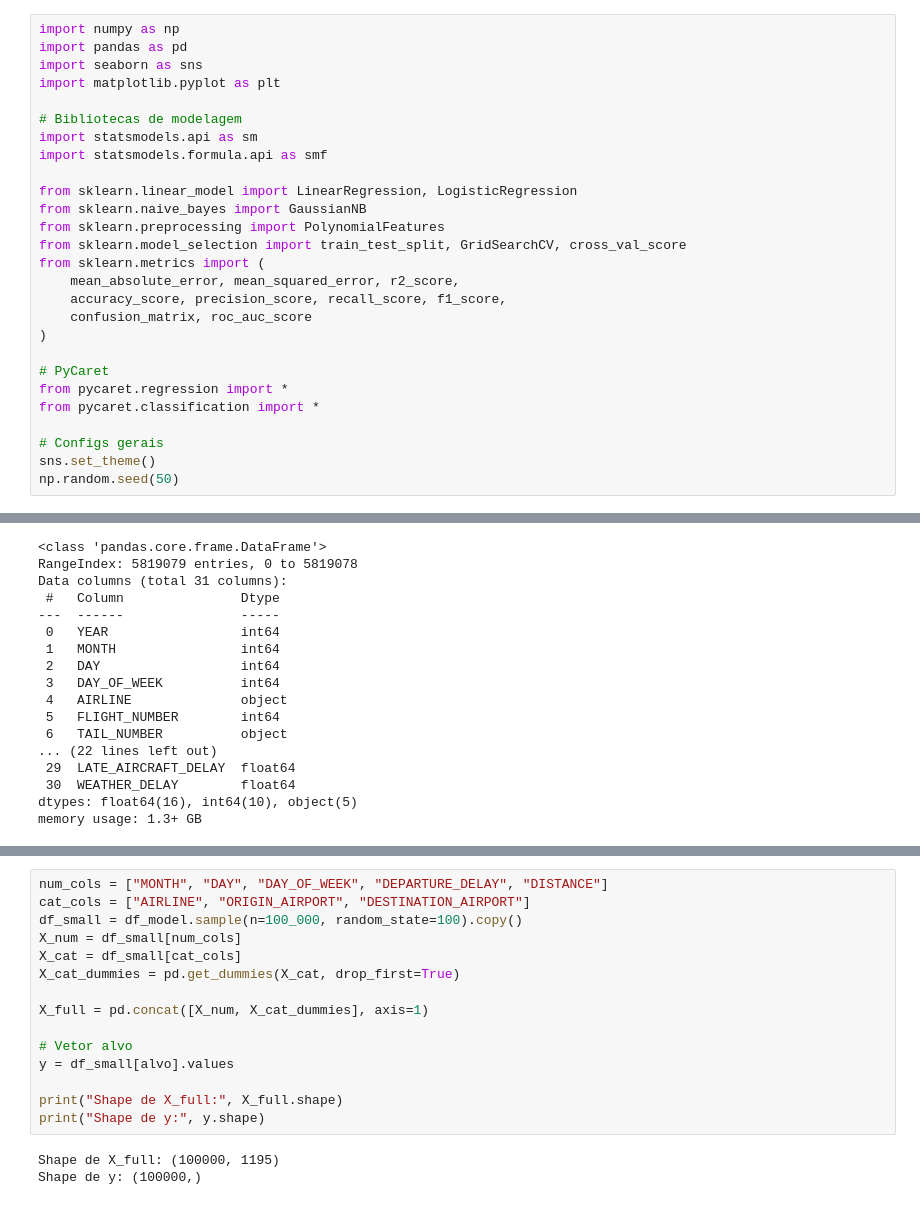
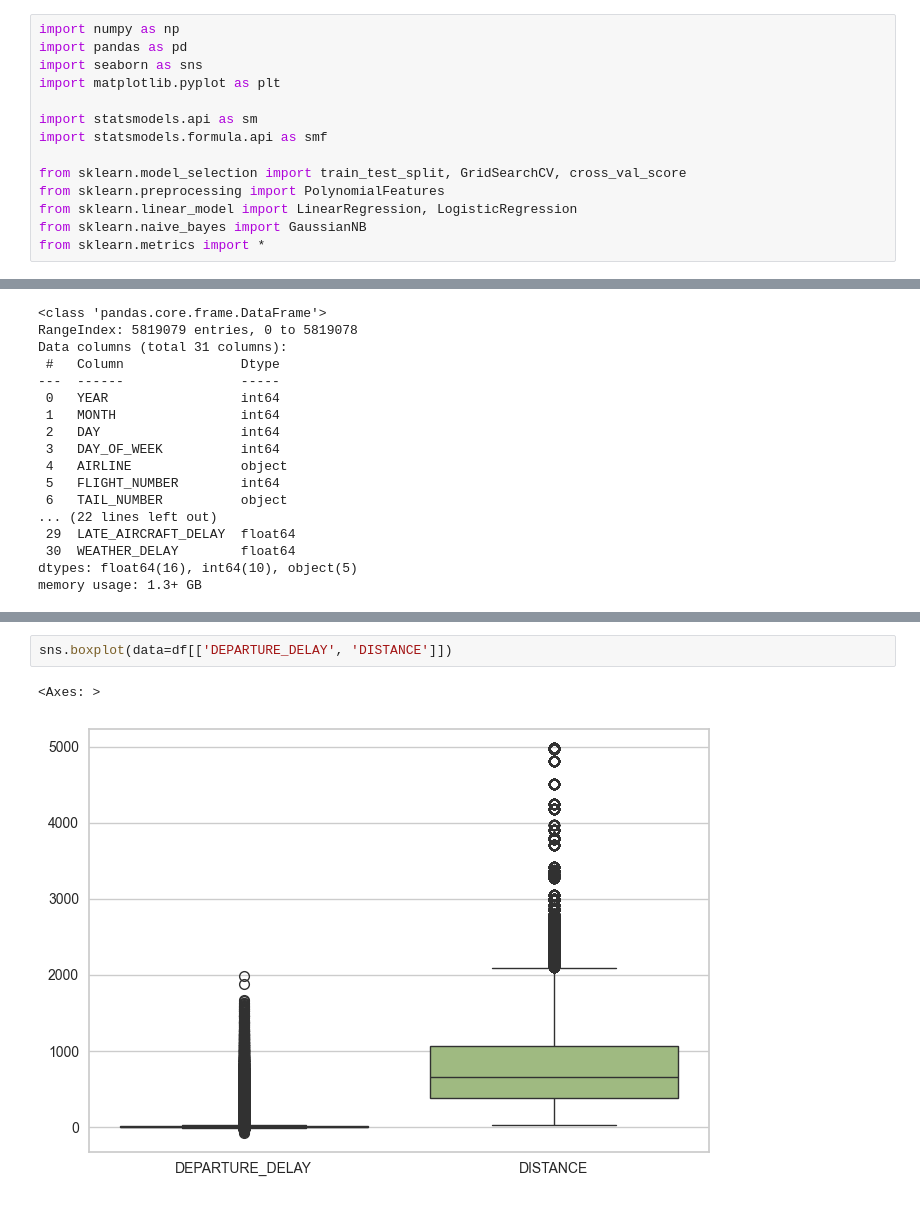
Before and after one commit to JoaoDario632/implementa-o-Segunda-Avaliacao-Girotto, a Jupyter notebook: projeto_modelagem_inicial.ipynb, the cells around one changed output, grey strips where cells are left out. Cells and saved outputs as stored; diff of their text form.

```diff
--- a/projeto_modelagem_inicial.ipynb
+++ b/projeto_modelagem_inicial.ipynb
@@ -4,25 +4,12 @@ import pandas as pd
 import seaborn as sns
 import matplotlib.pyplot as plt
 
-# Bibliotecas de modelagem
 import statsmodels.api as sm
 import statsmodels.formula.api as smf
 
+from sklearn.model_selection import train_test_split, GridSearchCV, cross_val_score
+from sklearn.preprocessing import PolynomialFeatures
 from sklearn.linear_model import LinearRegression, LogisticRegression
 from sklearn.naive_bayes import GaussianNB
-from sklearn.preprocessing import PolynomialFeatures
-from sklearn.model_selection import train_test_split, GridSearchCV, cross_val_score
-from sklearn.metrics import (
-    mean_absolute_error, mean_squared_error, r2_score,
-    accuracy_score, precision_score, recall_score, f1_score,
-    confusion_matrix, roc_auc_score
-)
-
-# PyCaret
-from pycaret.regression import *
-from pycaret.classification import *
-
-# Configs gerais
-sns.set_theme()
-np.random.seed(50)
+from sklearn.metrics import *
 # %%
@@ -93,19 +82,6 @@ df_model.head()
 # %%
-num_cols = ["MONTH", "DAY", "DAY_OF_WEEK", "DEPARTURE_DELAY", "DISTANCE"]
-cat_cols = ["AIRLINE", "ORIGIN_AIRPORT", "DESTINATION_AIRPORT"]
-df_small = df_model.sample(n=100_000, random_state=100).copy()
-X_num = df_small[num_cols]
-X_cat = df_small[cat_cols]
-X_cat_dummies = pd.get_dummies(X_cat, drop_first=True)
-
-X_full = pd.concat([X_num, X_cat_dummies], axis=1)
-
-# Vetor alvo
-y = df_small[alvo].values
-
-print("Shape de X_full:", X_full.shape)
-print("Shape de y:", y.shape)
+sns.boxplot(data=df[['DEPARTURE_DELAY', 'DISTANCE']])
 # %% [output]
-Shape de X_full: (100000, 1195)
-Shape de y: (100000,)
+<Axes: >
+[figure, added]
 # %%
```
Also changed, not shown: parts of 11 cells of this notebook.
